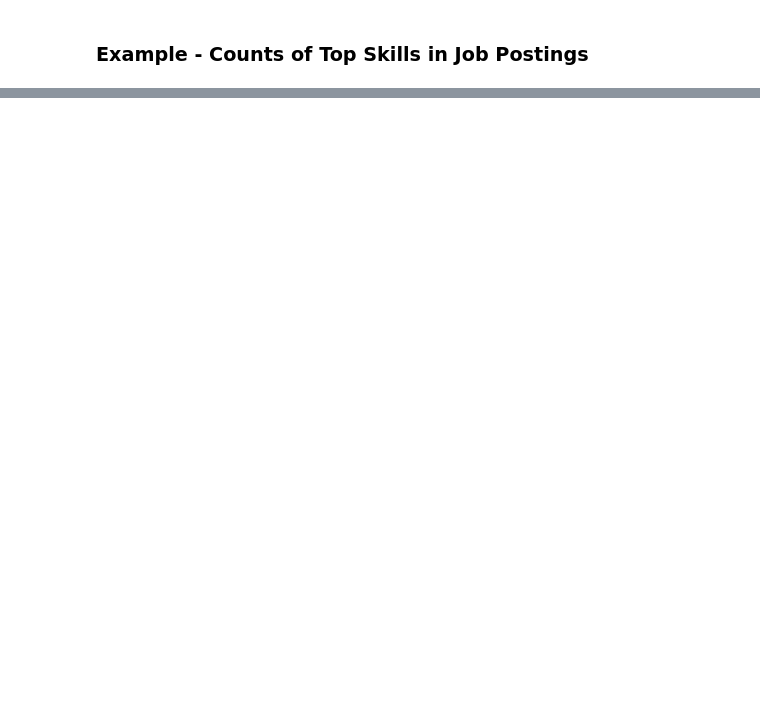
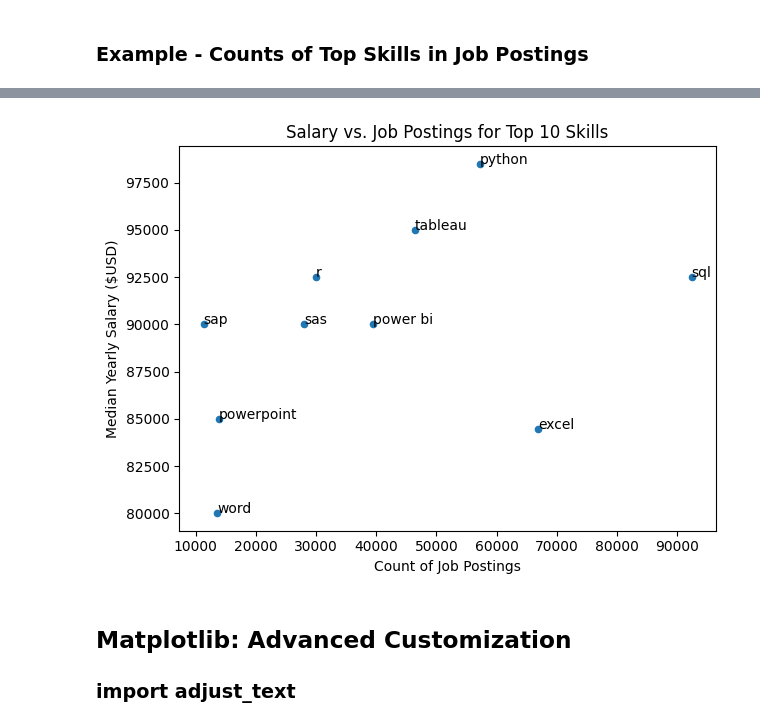
Before and after one commit to Rinskiii/python-for-data-analytics, a Jupyter notebook: advanced_python_for_da.ipynb, the cells around one changed output, grey strips where cells are left out. Drawn from its saved outputs; the diff is of its cells as text; code cells hidden in the pictures; blank space fills up the shorter version.

Commit message:
matplotlib: pie plots, scatter plots

```diff
--- a/advanced_python_for_da.ipynb
+++ b/advanced_python_for_da.ipynb
@@ -624,0 +651,2 @@ fig.tight_layout()
+# %%
+df = df[df['job_title_short'] == 'Data Analyst']
@@ -624,0 +662,2 @@ fig.tight_layout()
+# %%
+df_exploded = df.explode('job_skills')
@@ -624,0 +696,10 @@ fig.tight_layout()
+# %%
+# Метод .agg() используется для вычисления нескольких агрегированных значений:
+skills_stats = df_exploded.groupby('job_skills').agg(
+    # считает, сколько раз каждый навык встречается в датасете.
+    skill_count=('job_skills', 'count'),
+    # вычисляет медианную зарплату среди вакансий, где встречается этот навык.
+    median_salary=('salary_year_avg', 'median')
+)
+
+skills_stats
@@ -624,0 +721,3 @@ fig.tight_layout()
+# %%
+skills_stats = skills_stats.sort_values(by='skill_count', ascending=False).head(10)
+skills_stats
@@ -624,0 +737,16 @@ fig.tight_layout()
+# %%
+skills_stats.plot(kind='scatter', x='skill_count', y='median_salary')
+plt.xlabel('Count of Job Postings')
+plt.ylabel('Median Yearly Salary ($USD)')
+plt.title('Salary vs. Job Postings for Top 10 Skills')
+plt.tight_layout()
+
+for i, txt in enumerate(skills_stats.index):
+    plt.text(skills_stats['skill_count'].iloc[i], skills_stats['median_salary'].iloc[i], txt)
+
+plt.show()
+# %% [output]
+[figure, added]
+# %% [markdown]
+## Matplotlib: Advanced Customization
+### import adjust_text
```
Also changed, not shown: parts of 25 cells of this notebook.
